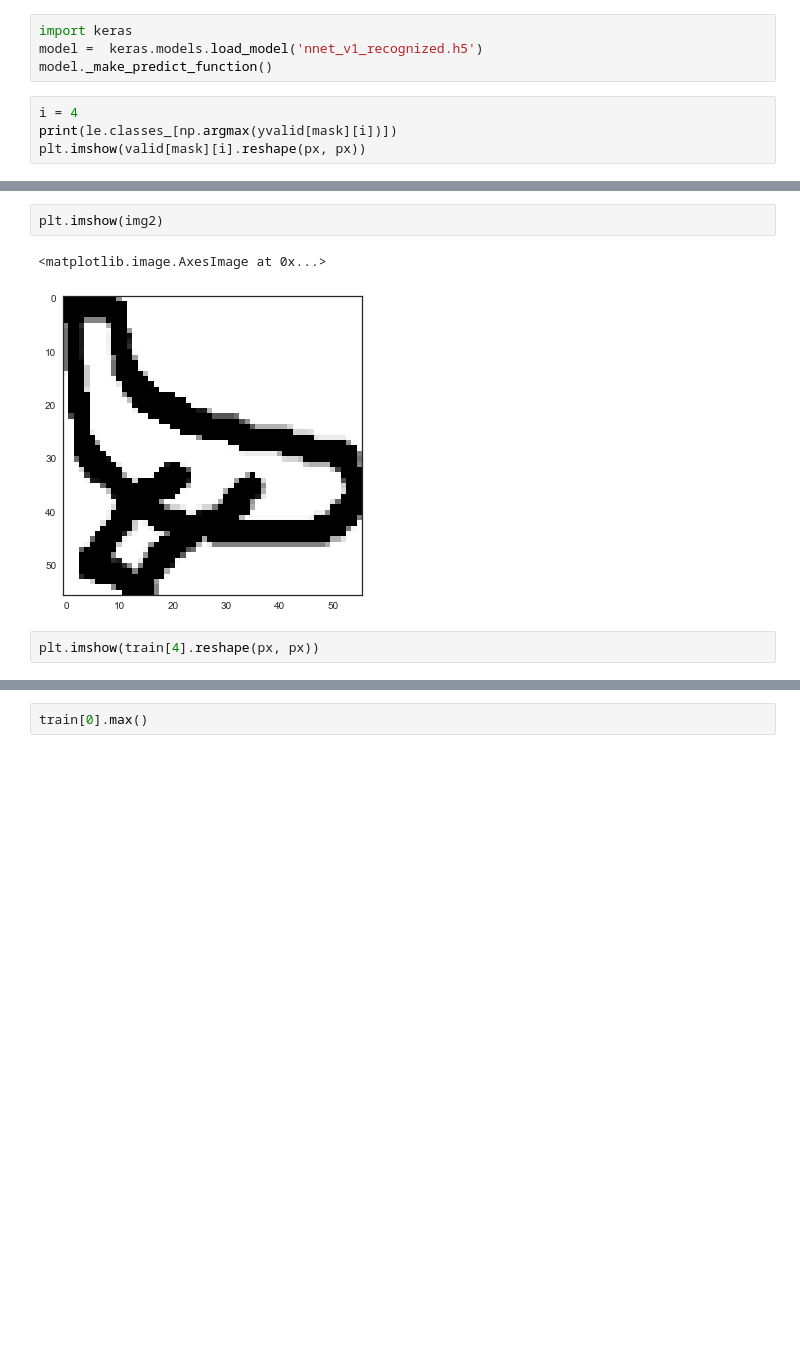
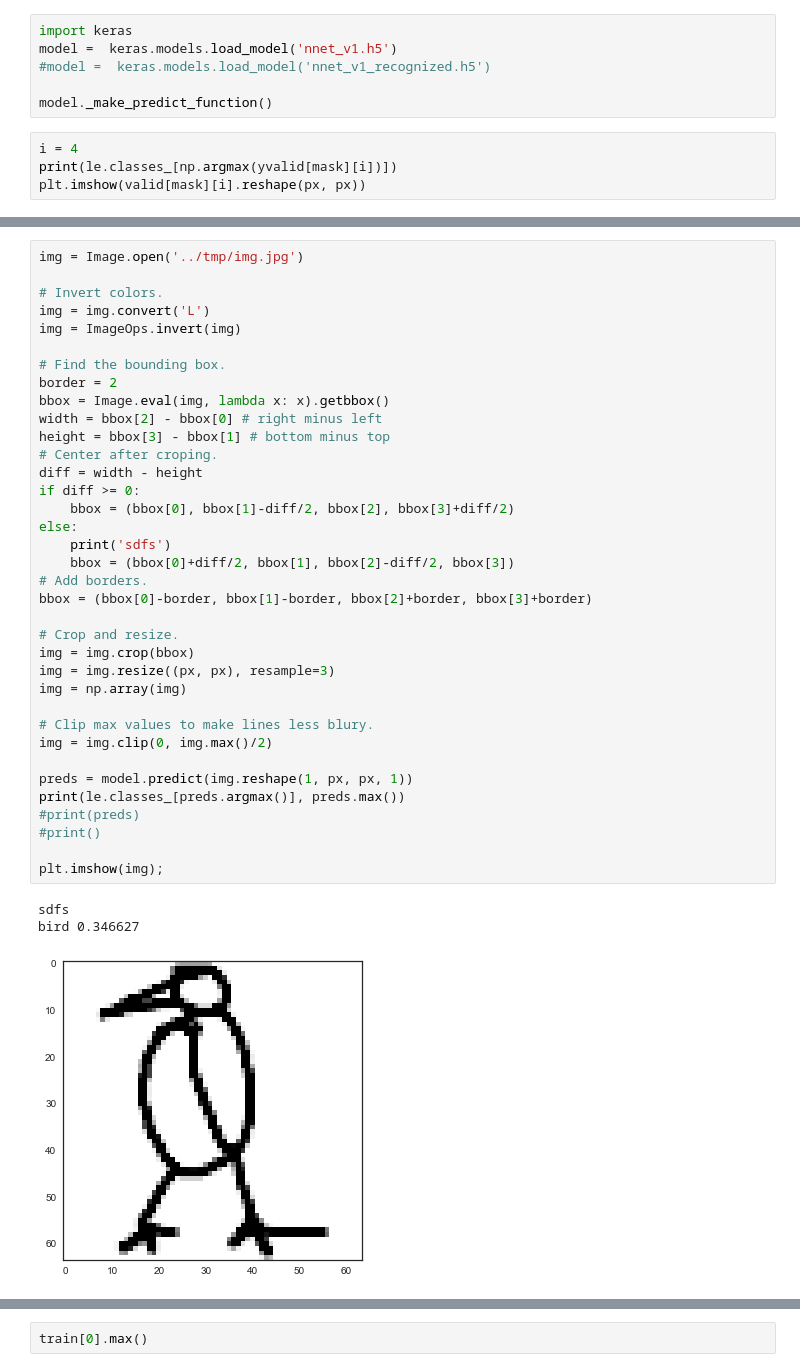
Before and after one commit to DenisCB/doodle_recognition, a Jupyter notebook: ML/model_training.ipynb, the cells around one changed output, grey strips where cells are left out. Drawn from its saved outputs; the diff is of its cells as text; blank space fills up the shorter version.

Commit message:
fixed bbox sizing

```diff
--- a/ML/model_training.ipynb
+++ b/ML/model_training.ipynb
@@ -251,6 +288,8 @@ plt.hist(y_hat[range(y_hat.shape[0]), np.argmax(yvalid, axis=1)], bins=np.arange
 # %%
 import keras
-model =  keras.models.load_model('nnet_v1_recognized.h5')
+model =  keras.models.load_model('nnet_v1.h5')
+#model =  keras.models.load_model('nnet_v1_recognized.h5')
+
 model._make_predict_function()
 # %%
 i = 4
@@ -286,7 +322,40 @@ bus 0.430083
-# %%
-plt.imshow(img2)
-# %% [output]
-<matplotlib.image.AxesImage at 0x...>
-[figure, removed]
-# %%
-plt.imshow(train[4].reshape(px, px))
+# %%
+img = Image.open('../tmp/img.jpg')
+
+# Invert colors.
+img = img.convert('L')
+img = ImageOps.invert(img)
+
+# Find the bounding box.
+border = 2
+bbox = Image.eval(img, lambda x: x).getbbox()
+width = bbox[2] - bbox[0] # right minus left
+height = bbox[3] - bbox[1] # bottom minus top
+# Center after croping.
+diff = width - height
+if diff >= 0:
+    bbox = (bbox[0], bbox[1]-diff/2, bbox[2], bbox[3]+diff/2)
+else:
+    print('sdfs')
+    bbox = (bbox[0]+diff/2, bbox[1], bbox[2]-diff/2, bbox[3])
+# Add borders.
+bbox = (bbox[0]-border, bbox[1]-border, bbox[2]+border, bbox[3]+border)
+
+# Crop and resize.
+img = img.crop(bbox)
+img = img.resize((px, px), resample=3)
+img = np.array(img)
+
+# Clip max values to make lines less blury.
+img = img.clip(0, img.max()/2)
+
+preds = model.predict(img.reshape(1, px, px, 1))
+print(le.classes_[preds.argmax()], preds.max())
+#print(preds)
+#print()
+
+plt.imshow(img);
+# %% [output]
+sdfs
+bird 0.346627
+[figure, added]
```
Also changed, not shown: parts of 19 cells of this notebook, 5 other files.
